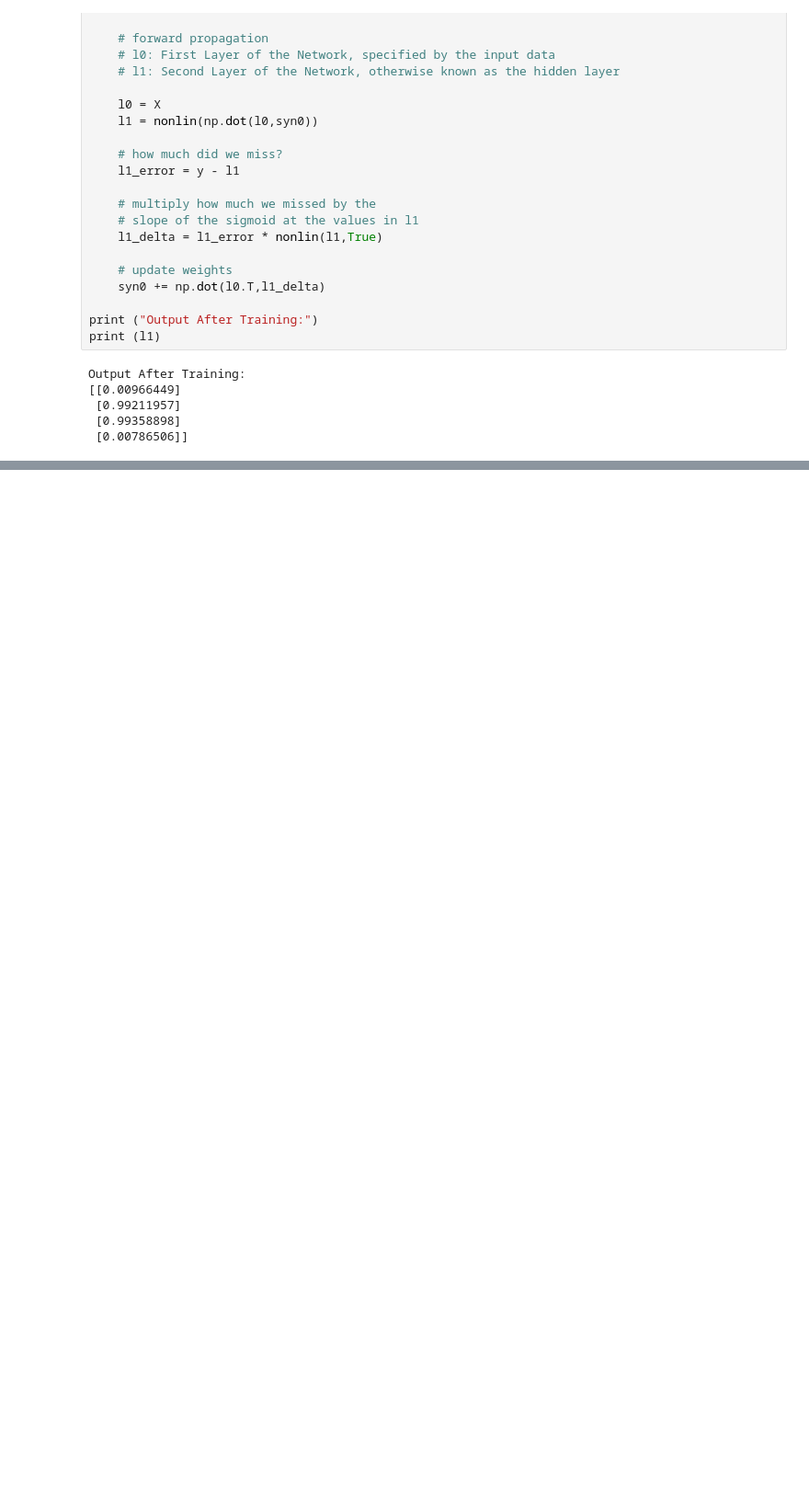
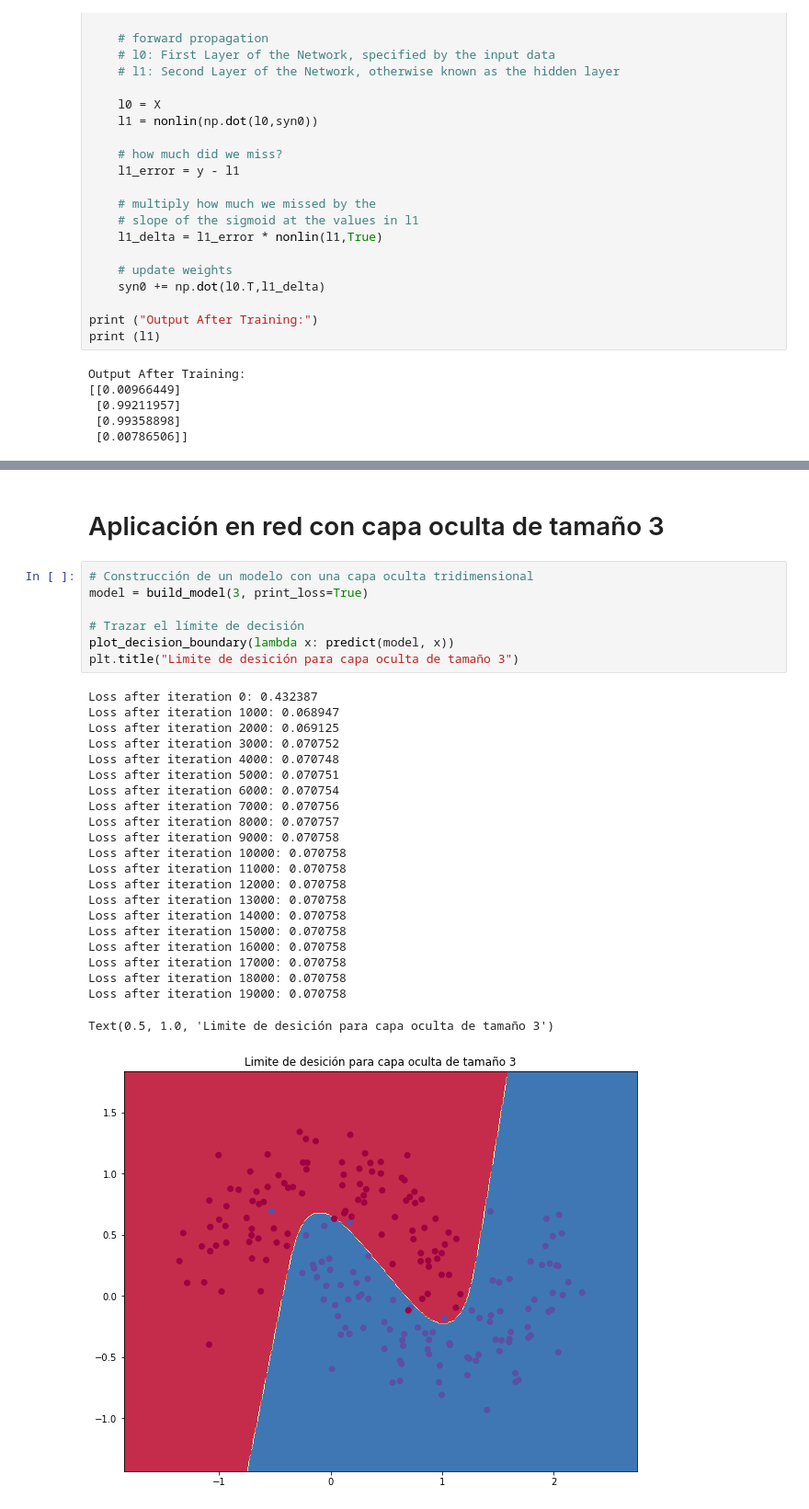
Before and after one commit to esteban11519/tecnicasDeInteligenciaArtificial, a Jupyter notebook: BCV_ELF_Taller7_ClasificacionConRNA/BCV_ELF_Taller7_ClasificacionConRNA.ipynb, the cells around one changed output, grey strips where cells are left out. Shown: that part at 92% size. Drawn from its saved outputs; the diff is of its cells as text; blank space fills up the shorter version.

```diff
--- a/BCV_ELF_Taller7_ClasificacionConRNA/BCV_ELF_Taller7_ClasificacionConRNA.ipynb
+++ b/BCV_ELF_Taller7_ClasificacionConRNA/BCV_ELF_Taller7_ClasificacionConRNA.ipynb
@@ -603,0 +831,32 @@ Output After Training:
+# %% [markdown]
+# Aplicación en red con capa oculta de tamaño 3
+# %%
+# Construcción de un modelo con una capa oculta tridimensional
+model = build_model(3, print_loss=True)
+
+# Trazar el límite de decisión
+plot_decision_boundary(lambda x: predict(model, x))
+plt.title("Limite de desición para capa oculta de tamaño 3")
+# %% [output]
+Loss after iteration 0: 0.432387
+Loss after iteration 1000: 0.068947
+Loss after iteration 2000: 0.069125
+Loss after iteration 3000: 0.070752
+Loss after iteration 4000: 0.070748
+Loss after iteration 5000: 0.070751
+Loss after iteration 6000: 0.070754
+Loss after iteration 7000: 0.070756
+Loss after iteration 8000: 0.070757
+Loss after iteration 9000: 0.070758
+Loss after iteration 10000: 0.070758
+Loss after iteration 11000: 0.070758
+Loss after iteration 12000: 0.070758
+Loss after iteration 13000: 0.070758
+Loss after iteration 14000: 0.070758
+Loss after iteration 15000: 0.070758
+Loss after iteration 16000: 0.070758
+Loss after iteration 17000: 0.070758
+Loss after iteration 18000: 0.070758
+Loss after iteration 19000: 0.070758
+Text(0.5, 1.0, 'Limite de desición para capa oculta de tamaño 3')
+[figure, added]
```
Also changed, not shown: parts of 12 cells of this notebook.
